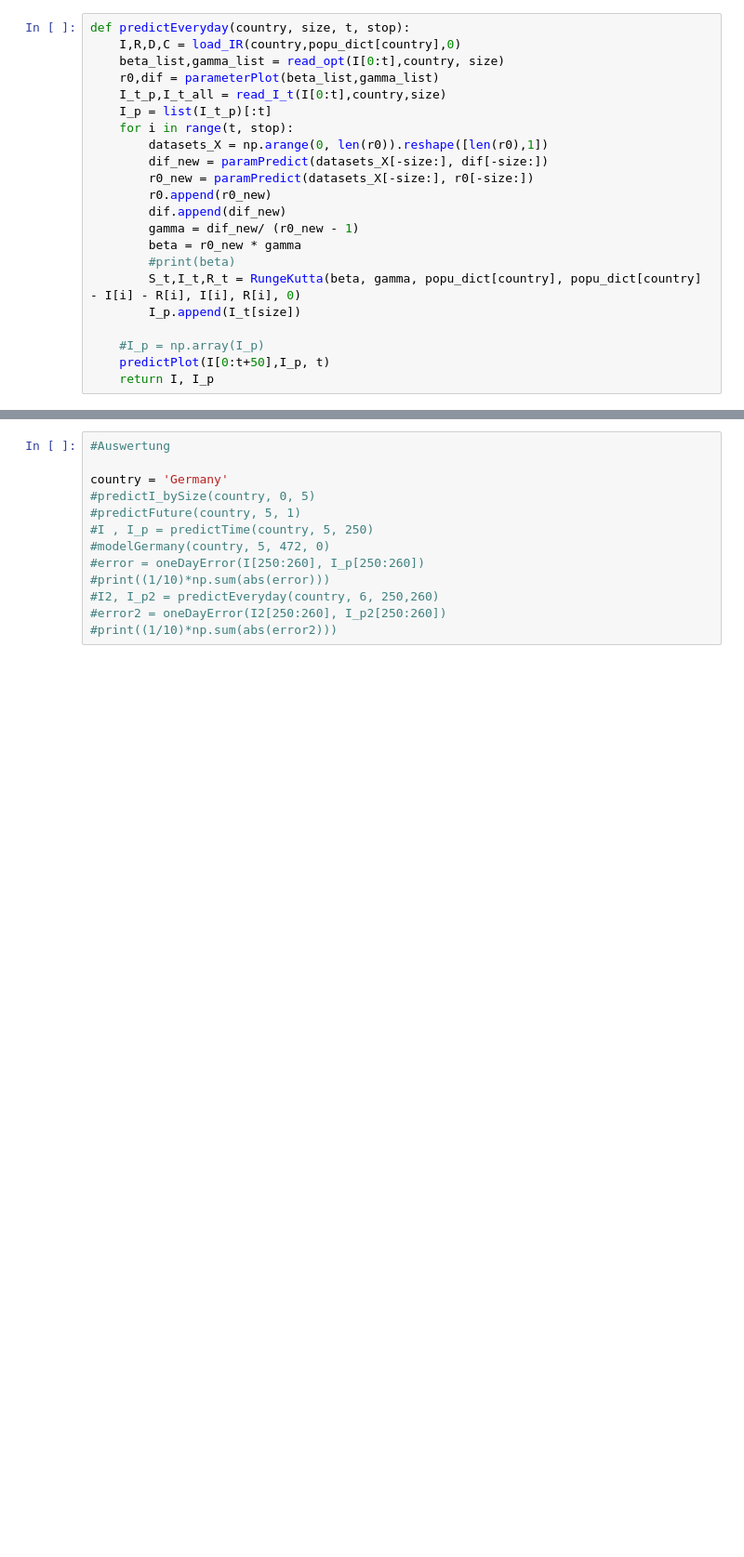
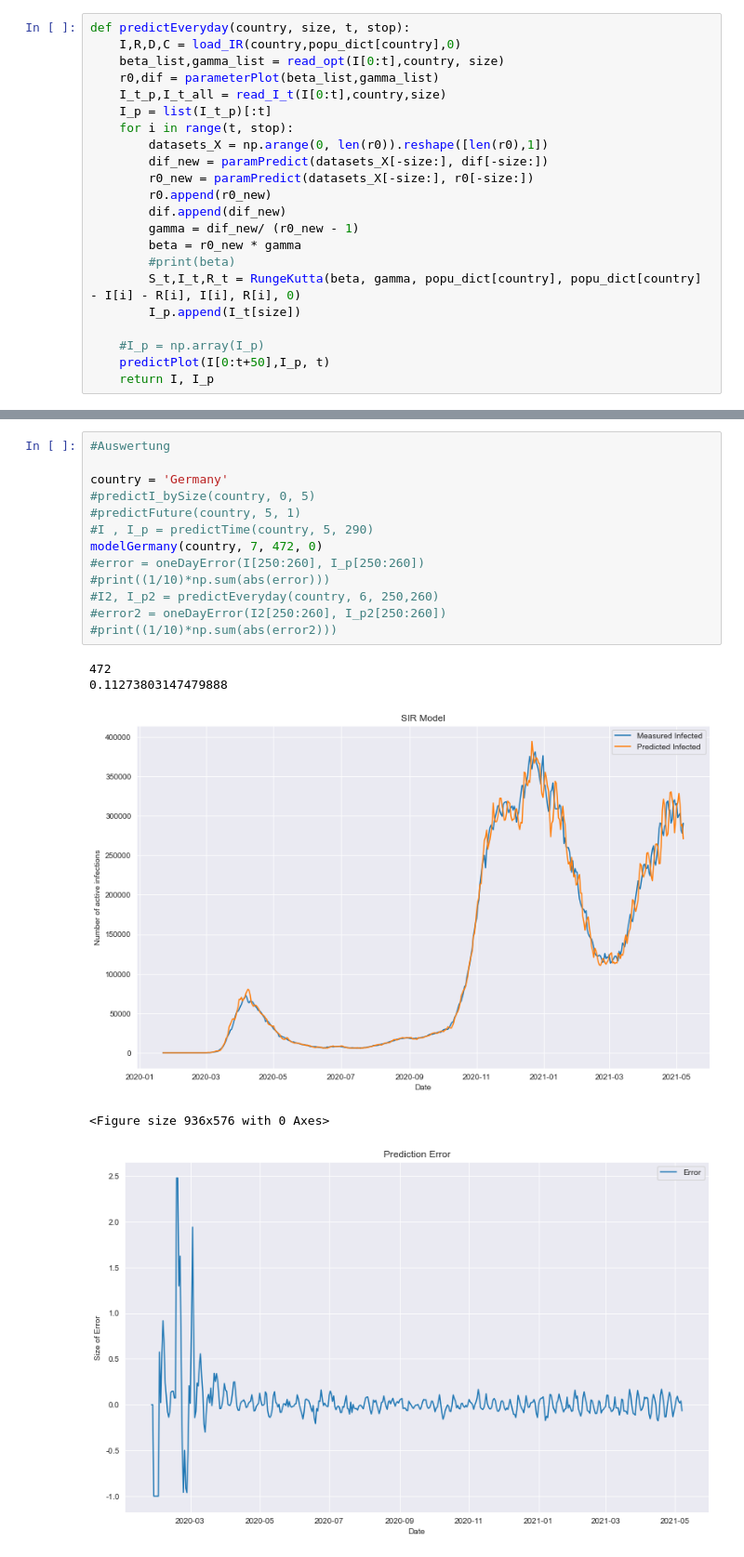
Before and after one commit to pauli-sch/TW-SIR, a Jupyter notebook: TW-SIR.ipynb, the cells around one changed output, grey strips where cells are left out. Shown at 93% size. Drawn from its saved outputs; the diff is of its cells as text; blank space fills up the shorter version.

```diff
--- a/TW-SIR.ipynb
+++ b/TW-SIR.ipynb
@@ -652,13 +684,19 @@ predictTime:
 # %%
 #Auswertung
 
 country = 'Germany'
 #predictI_bySize(country, 0, 5)
 #predictFuture(country, 5, 1)
-#I , I_p = predictTime(country, 5, 250)
-#modelGermany(country, 5, 472, 0)
+#I , I_p = predictTime(country, 5, 290)
+modelGermany(country, 7, 472, 0)
 #error = oneDayError(I[250:260], I_p[250:260])
 #print((1/10)*np.sum(abs(error)))
 #I2, I_p2 = predictEveryday(country, 6, 250,260)
 #error2 = oneDayError(I2[250:260], I_p2[250:260])
 #print((1/10)*np.sum(abs(error2)))
+# %% [output]
+472
+0.11273803147479888
+[figure, added]
+<Figure size 936x576 with 0 Axes>
+[figure, added]
```
Also changed, not shown: parts of 6 cells of this notebook, 2 other files.
